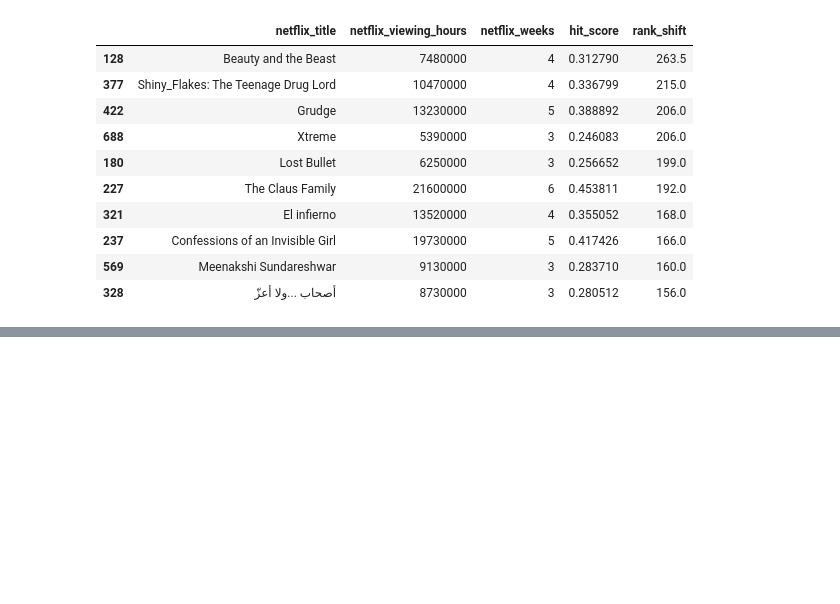
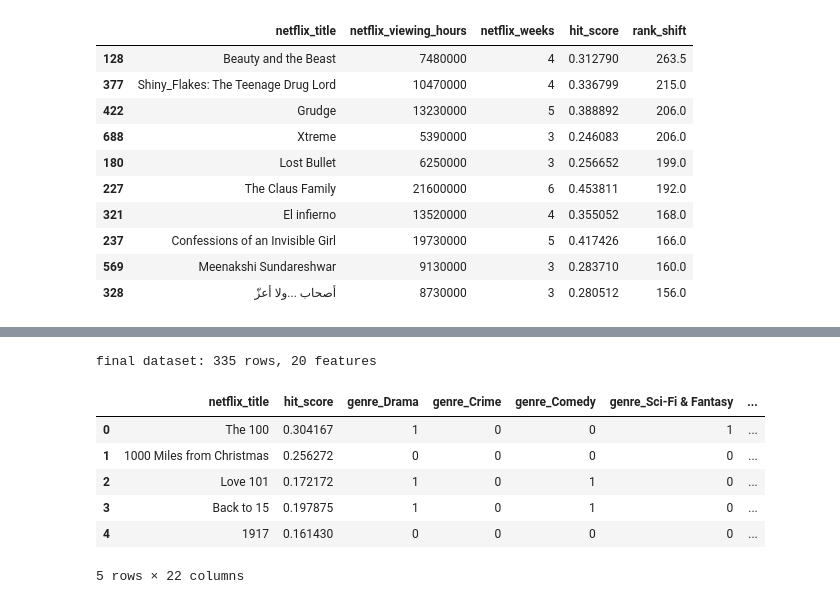
Before and after one commit to 0226chester/netflix-writers, a Jupyter notebook: netflix_hit_proposal.ipynb, the cells around one changed output, grey strips where cells are left out. Cells and saved outputs as stored; diff of their text form; code cells hidden in the pictures; blank space fills up the shorter version.

```diff
--- a/netflix_hit_proposal.ipynb
+++ b/netflix_hit_proposal.ipynb
@@ -120,0 +167,41 @@ netflix[["netflix_title", "netflix_viewing_hours", "netflix_weeks", "hit_score",
+# %%
+# drop the rows where tmdb matched but had no genre data of its own
+dataset = dataset.dropna(subset=["genres"]).reset_index(drop=True)
+
+# --- genres: multi-hot, keep only genres with >= 10 occurrences ---
+genre_lists = dataset["genres"].str.split(", ")
+genre_counts = genre_lists.explode().str.strip().value_counts()
+keep_genres = genre_counts[genre_counts >= 10].index.tolist()
+for g in keep_genres:
+    dataset[f"genre_{g}"] = genre_lists.apply(lambda lst: g in [x.strip() for x in lst]).astype(int)
+
+# --- original_language: bucket rare languages, then one-hot ---
+lang_counts = dataset["original_language"].value_counts()
+keep_langs = lang_counts[lang_counts >= 10].index.tolist()
+dataset["language_bucketed"] = dataset["original_language"].where(
+    dataset["original_language"].isin(keep_langs), "other"
+)
+lang_dummies = pd.get_dummies(dataset["language_bucketed"], prefix="lang", drop_first=True).astype(int)
+dataset = pd.concat([dataset, lang_dummies], axis=1)
+
+# --- episode_run_time: treat 0 as missing, impute with median, flag it ---
+dataset["runtime_missing"] = (dataset["episode_run_time"] == 0).astype(int)
+runtime_clean = dataset["episode_run_time"].replace(0, np.nan)
+dataset["episode_run_time_imputed"] = runtime_clean.fillna(runtime_clean.median())
+
+feature_cols = (
+    [f"genre_{g}" for g in keep_genres]
+    + list(lang_dummies.columns)
+    + ["episode_run_time_imputed", "runtime_missing"]
+)
+print(f"final dataset: {dataset.shape[0]} rows, {len(feature_cols)} features")
+dataset[["netflix_title", "hit_score", *feature_cols]].head(5)
+# %% [output]
+final dataset: 335 rows, 20 features
+|  | netflix_title | hit_score | genre_Drama | genre_Crime | genre_Comedy | genre_Sci-Fi & Fantasy | ... |
+| 0 | The 100 | 0.304167 | 1 | 0 | 0 | 1 | ... |
+| 1 | 1000 Miles from Christmas | 0.256272 | 0 | 0 | 0 | 0 | ... |
+| 2 | Love 101 | 0.172172 | 1 | 0 | 1 | 0 | ... |
+| 3 | Back to 15 | 0.197875 | 1 | 0 | 1 | 0 | ... |
+| 4 | 1917 | 0.161430 | 0 | 0 | 0 | 0 | ... |
+5 rows × 22 columns
```
Also changed, not shown: parts of 10 cells of this notebook.
